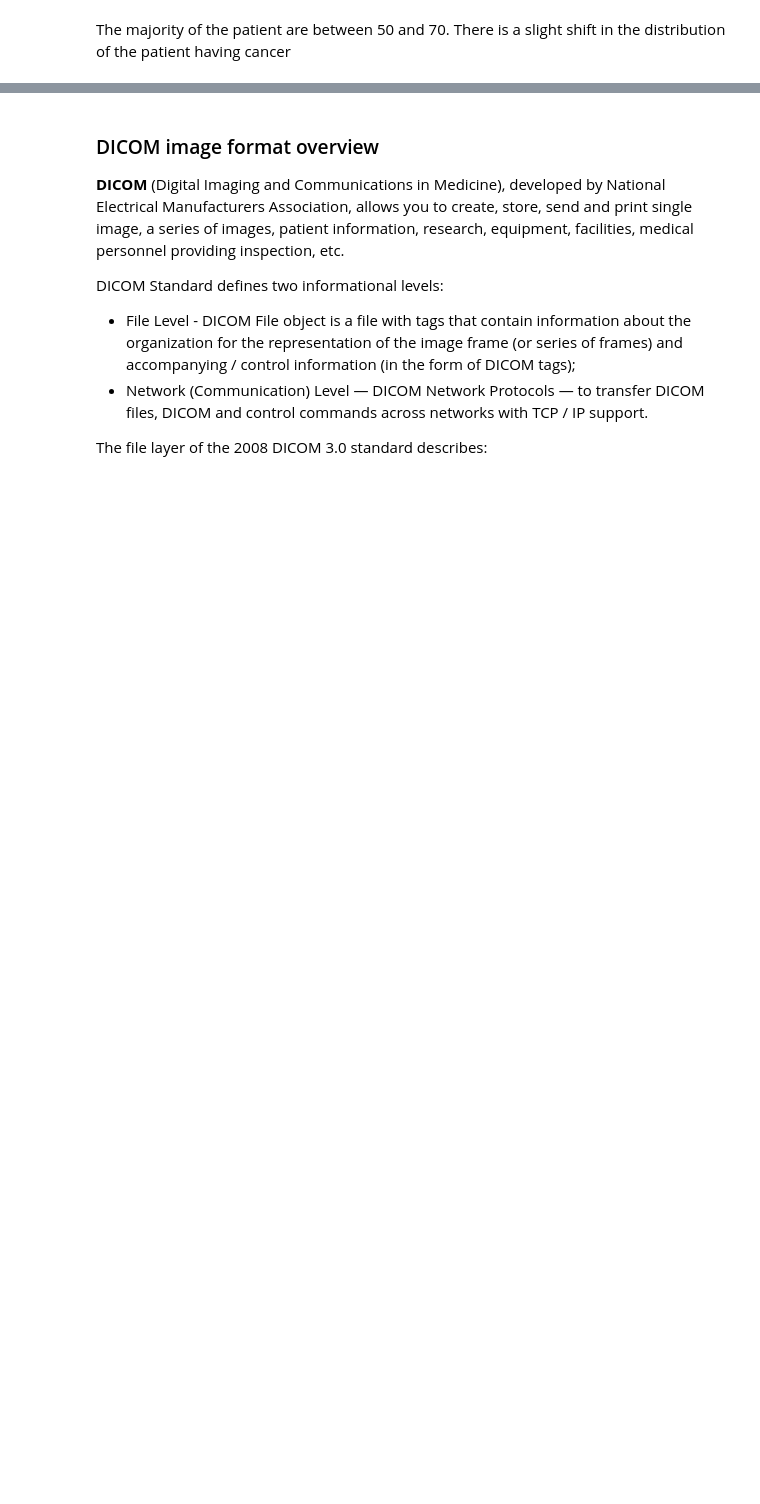
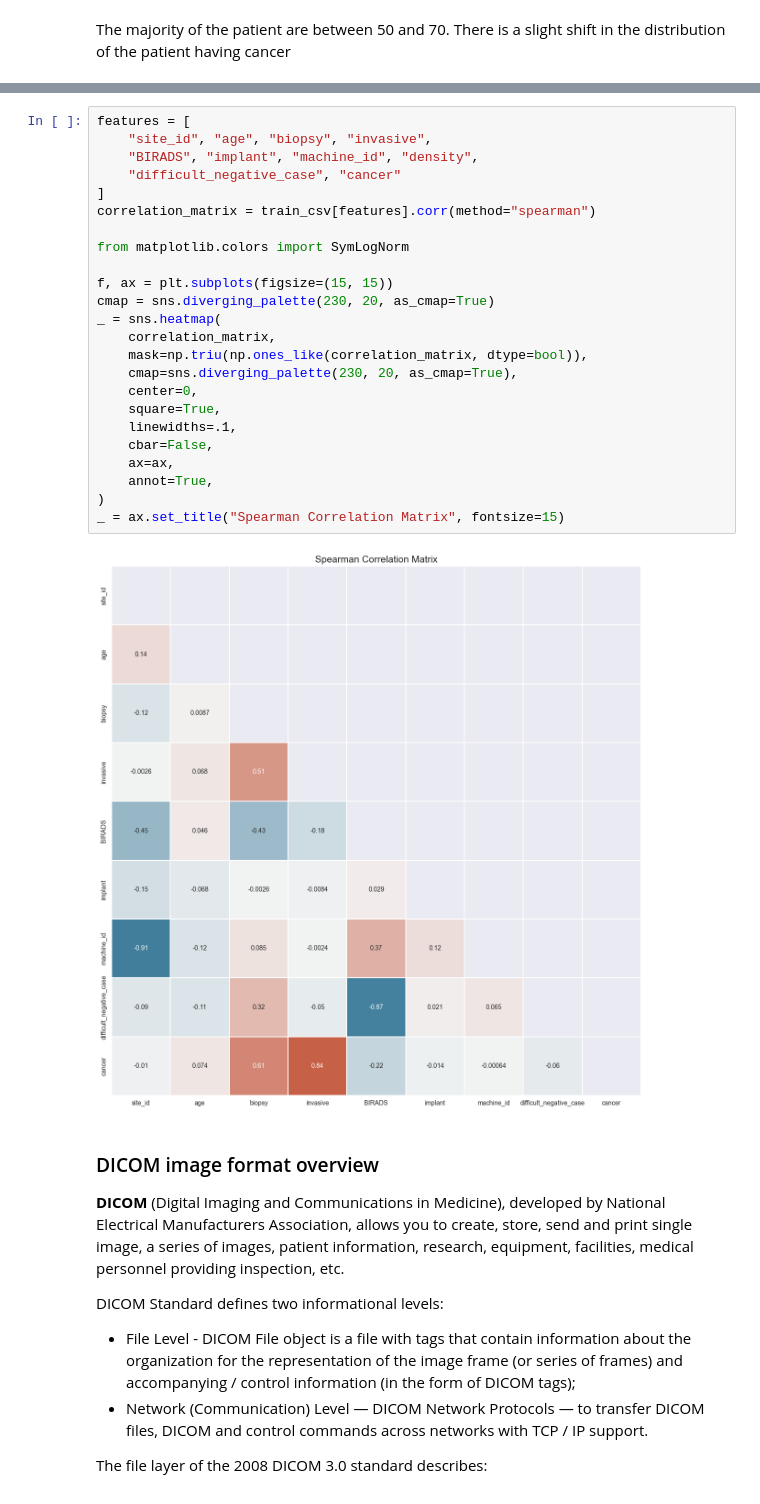
Before and after one commit to baptistebignaud/Screening-Mammography-Breast-Cancer-Detection, a Jupyter notebook: notebooks/EDA.ipynb, the cells around one changed output, grey strips where cells are left out. Cells and saved outputs as stored; diff of their text form; blank space fills up the shorter version.

```diff
--- a/notebooks/EDA.ipynb
+++ b/notebooks/EDA.ipynb
@@ -123,3 +237,29 @@ The majority of the patient are between 50 and 70. There is a slight shift in th
+# %%
+features = [
+    "site_id", "age", "biopsy", "invasive",
+    "BIRADS", "implant", "machine_id", "density",
+    "difficult_negative_case", "cancer"
+]
+correlation_matrix = train_csv[features].corr(method="spearman")
+
+from matplotlib.colors import SymLogNorm
+
+f, ax = plt.subplots(figsize=(15, 15))
+cmap = sns.diverging_palette(230, 20, as_cmap=True)
+_ = sns.heatmap(
+    correlation_matrix,
+    mask=np.triu(np.ones_like(correlation_matrix, dtype=bool)),
+    cmap=sns.diverging_palette(230, 20, as_cmap=True),
+    center=0,
+    square=True,
+    linewidths=.1,
+    cbar=False,
+    ax=ax,
+    annot=True,
+)
+_ = ax.set_title("Spearman Correlation Matrix", fontsize=15)
+# %% [output]
+[figure, added]
 # %% [markdown]
 ### DICOM image format overview
 
```
Also changed, not shown: parts of 16 cells of this notebook.
